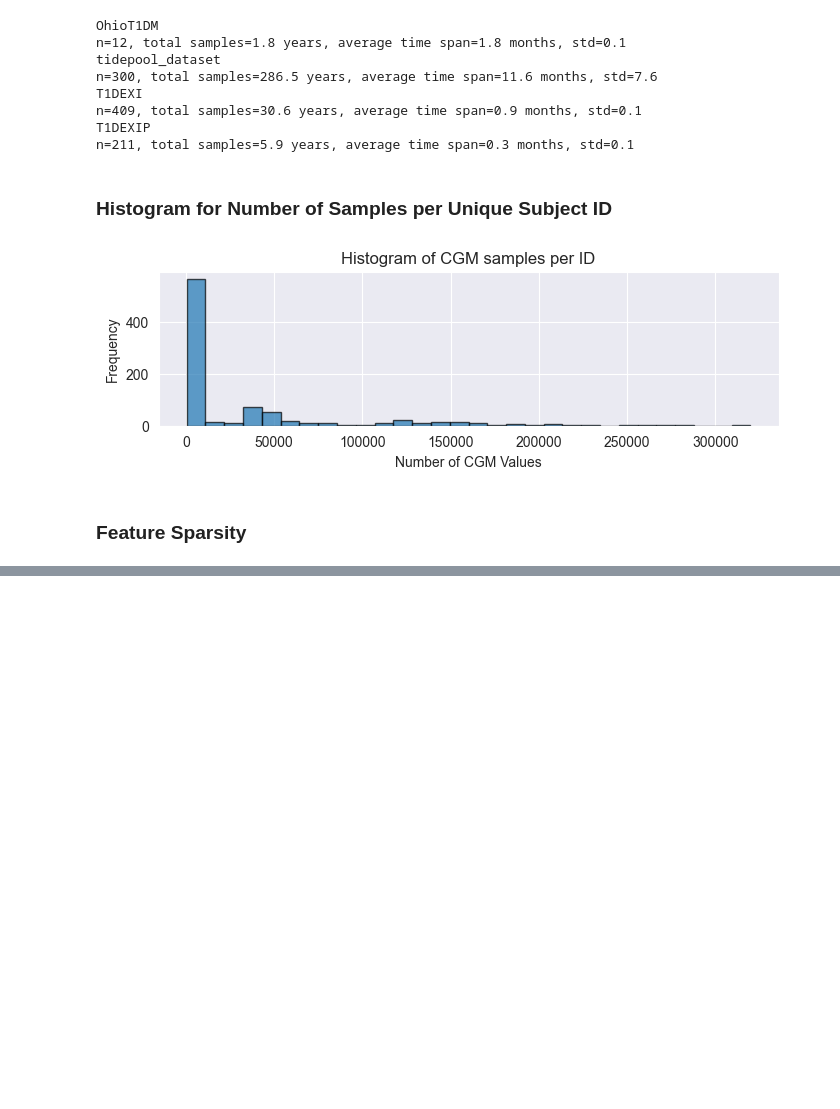
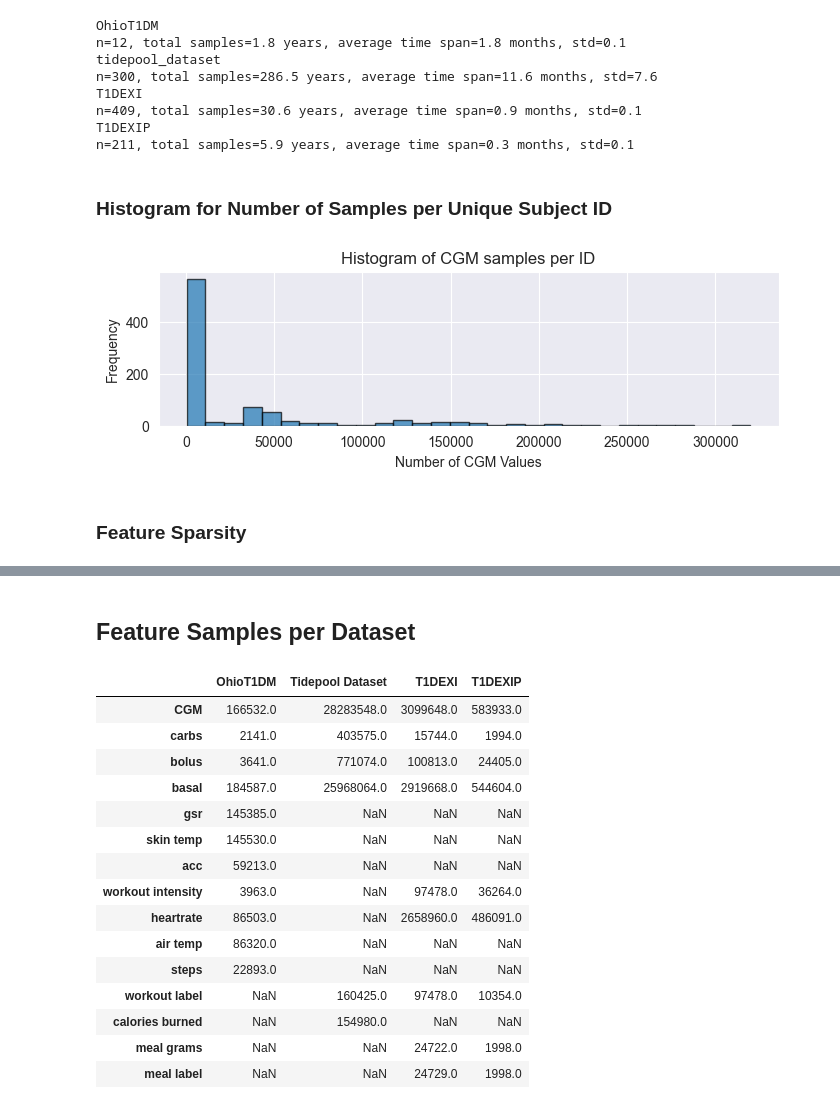
Before and after one commit to miriamkw/BGP_DatasetMerge, a Jupyter notebook: notebooks/dataset_comparison.ipynb, the cells around one changed output, grey strips where cells are left out. Saved outputs shown, nothing was run; the diff lists cells and outputs as text; code cells hidden in the pictures; blank space fills up the shorter version.

```diff
--- a/notebooks/dataset_comparison.ipynb
+++ b/notebooks/dataset_comparison.ipynb
@@ -174,0 +182,55 @@ df_ohio[df_ohio['workout_intensity'].notna()]
+# %% [markdown]
+## Feature Samples per Dataset
+# %%
+def get_feature_samples_count(dataset_dict):
+    feature_samples_matrix = {}
+
+    for name, df in dataset_dict.items():
+        if 'CGM_smoothed' in df.columns:
+            df = df.copy()
+            df['CGM'] = df['CGM_smoothed']
+
+
+        # Replace 0.0 and empty strings with NaN
+        df = df.replace([0.0, ''], np.nan)
+
+        columns = [col for col in df.columns if not 'id' in col and not 'is_test' in col and not 'smoothed' in col and not 'insulin' in col]
+
+        sparsity_dict = {}
+
+        # Calculate sparsity for each column
+        for column in columns:
+            sparsity_dict[column] = df[column].notna().sum()  # Count non-null values for each column
+
+        # Store the sparsity for this dataset
+        new_name = name.replace('_imputed', '')
+        new_name = new_name.replace('_', ' ')
+        feature_samples_matrix[new_name] = sparsity_dict  # Store sparsity for each column
+
+    samples_count_df = pd.DataFrame(feature_samples_matrix)
+    samples_count_df.rename(columns={'tidepool dataset': 'Tidepool Dataset'}, inplace=True)
+    samples_count_df.index = samples_count_df.index.str.replace('_', ' ')
+
+    samples_count_df.rename(index={'acceleration': 'acc', 'galvanic skin response': 'gsr'}, inplace=True)
+
+    return samples_count_df
+# %%
+feature_samples_data = get_feature_samples_count(datasets)
+feature_samples_data
+# %% [output]
+|  | OhioT1DM | Tidepool Dataset | T1DEXI | T1DEXIP |
+| CGM | 166532.0 | 28283548.0 | 3099648.0 | 583933.0 |
+| carbs | 2141.0 | 403575.0 | 15744.0 | 1994.0 |
+| bolus | 3641.0 | 771074.0 | 100813.0 | 24405.0 |
+| basal | 184587.0 | 25968064.0 | 2919668.0 | 544604.0 |
+| gsr | 145385.0 | NaN | NaN | NaN |
+| skin temp | 145530.0 | NaN | NaN | NaN |
+| acc | 59213.0 | NaN | NaN | NaN |
+| workout intensity | 3963.0 | NaN | 97478.0 | 36264.0 |
+| heartrate | 86503.0 | NaN | 2658960.0 | 486091.0 |
+| air temp | 86320.0 | NaN | NaN | NaN |
+| steps | 22893.0 | NaN | NaN | NaN |
+| workout label | NaN | 160425.0 | 97478.0 | 10354.0 |
+| calories burned | NaN | 154980.0 | NaN | NaN |
+| meal grams | NaN | NaN | 24722.0 | 1998.0 |
+| meal label | NaN | NaN | 24729.0 | 1998.0 |
```
Also changed, not shown: parts of 8 cells of this notebook.
